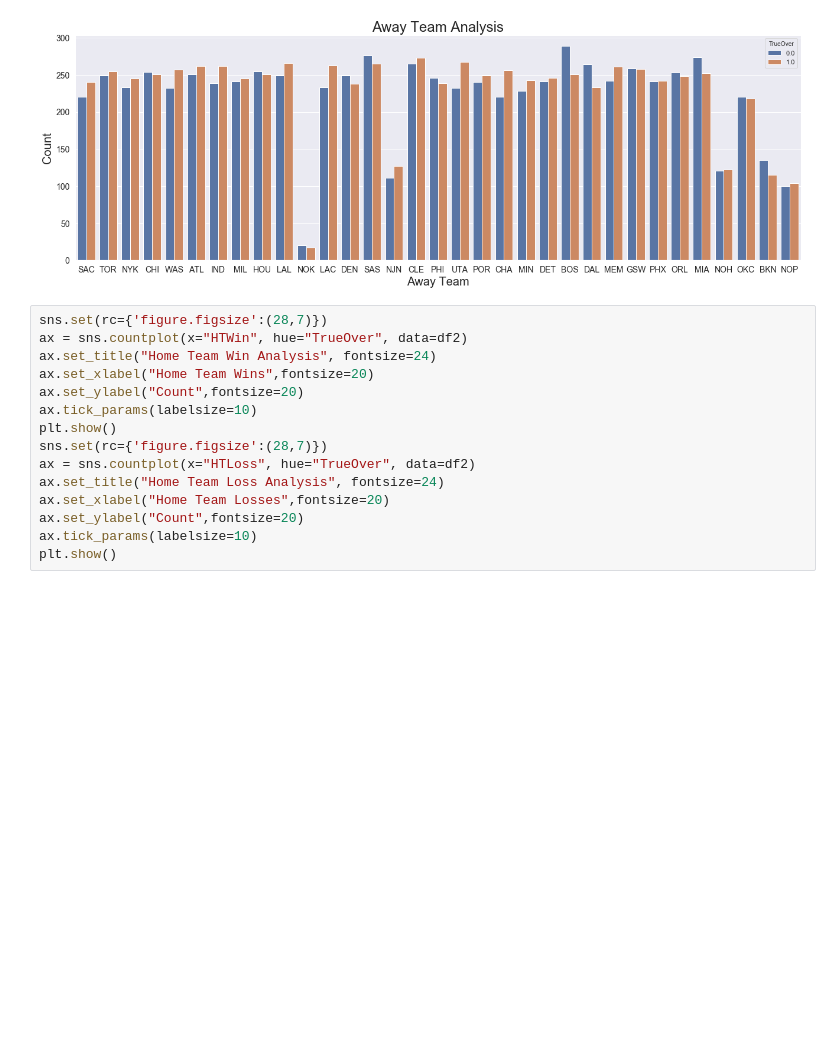
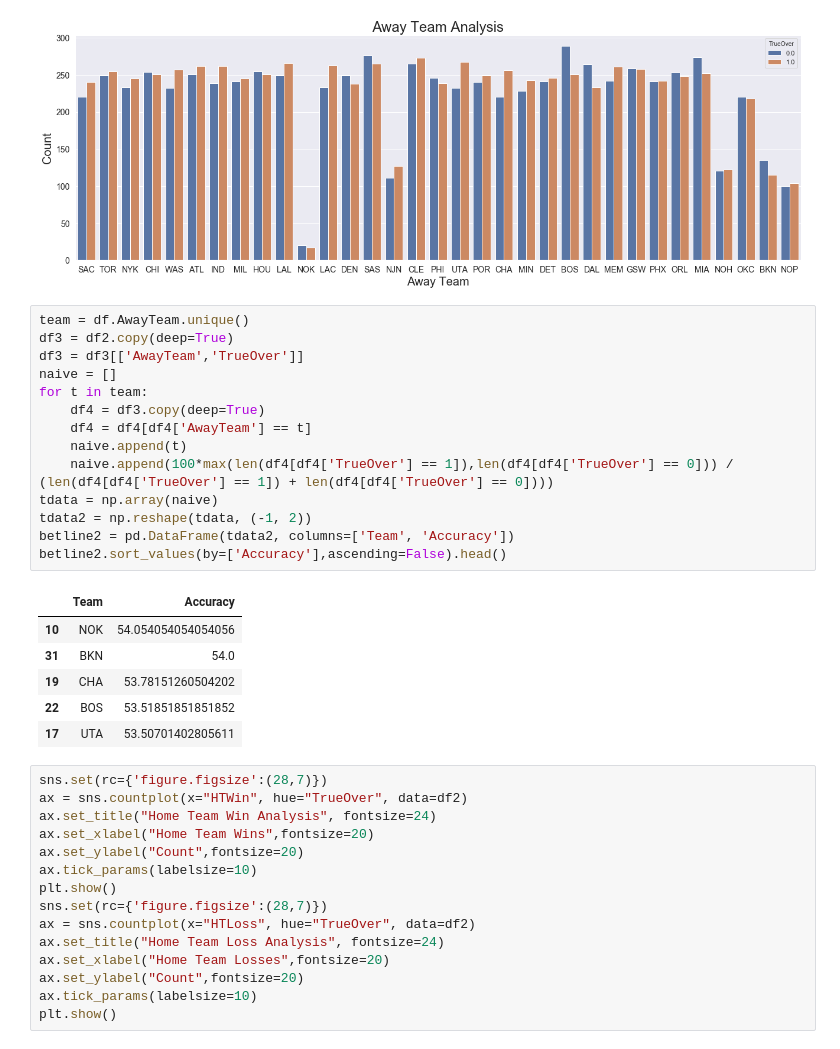
Before and after one commit to SidTheKid007/NBA-Gambling, a Jupyter notebook: Betting Visual Analysis.ipynb, the cells around one changed output. Saved outputs shown, nothing was run; the diff lists cells and outputs as text; blank space fills up the shorter version.

```diff
--- a/Betting Visual Analysis.ipynb
+++ b/Betting Visual Analysis.ipynb
@@ -170,6 +158,27 @@ ax.tick_params(labelsize=14)
 plt.show()
 # %% [output]
 [figure]
+# %%
+team = df.AwayTeam.unique()
+df3 = df2.copy(deep=True)
+df3 = df3[['AwayTeam','TrueOver']]
+naive = []
+for t in team:
+    df4 = df3.copy(deep=True)
+    df4 = df4[df4['AwayTeam'] == t]
+    naive.append(t)
+    naive.append(100*max(len(df4[df4['TrueOver'] == 1]),len(df4[df4['TrueOver'] == 0])) / (len(df4[df4['TrueOver'] == 1]) + len(df4[df4['TrueOver'] == 0])))
+tdata = np.array(naive)
+tdata2 = np.reshape(tdata, (-1, 2))
+betline2 = pd.DataFrame(tdata2, columns=['Team', 'Accuracy'])
+betline2.sort_values(by=['Accuracy'],ascending=False).head()
+# %% [output]
+|  | Team | Accuracy |
+| 10 | NOK | 54.054054054054056 |
+| 31 | BKN | 54.0 |
+| 19 | CHA | 53.78151260504202 |
+| 22 | BOS | 53.51851851851852 |
+| 17 | UTA | 53.50701402805611 |
 # %%
 sns.set(rc={'figure.figsize':(28,7)})
 ax = sns.countplot(x="HTWin", hue="TrueOver", data=df2)
```
Also changed, not shown: parts of 2 cells of this notebook.
